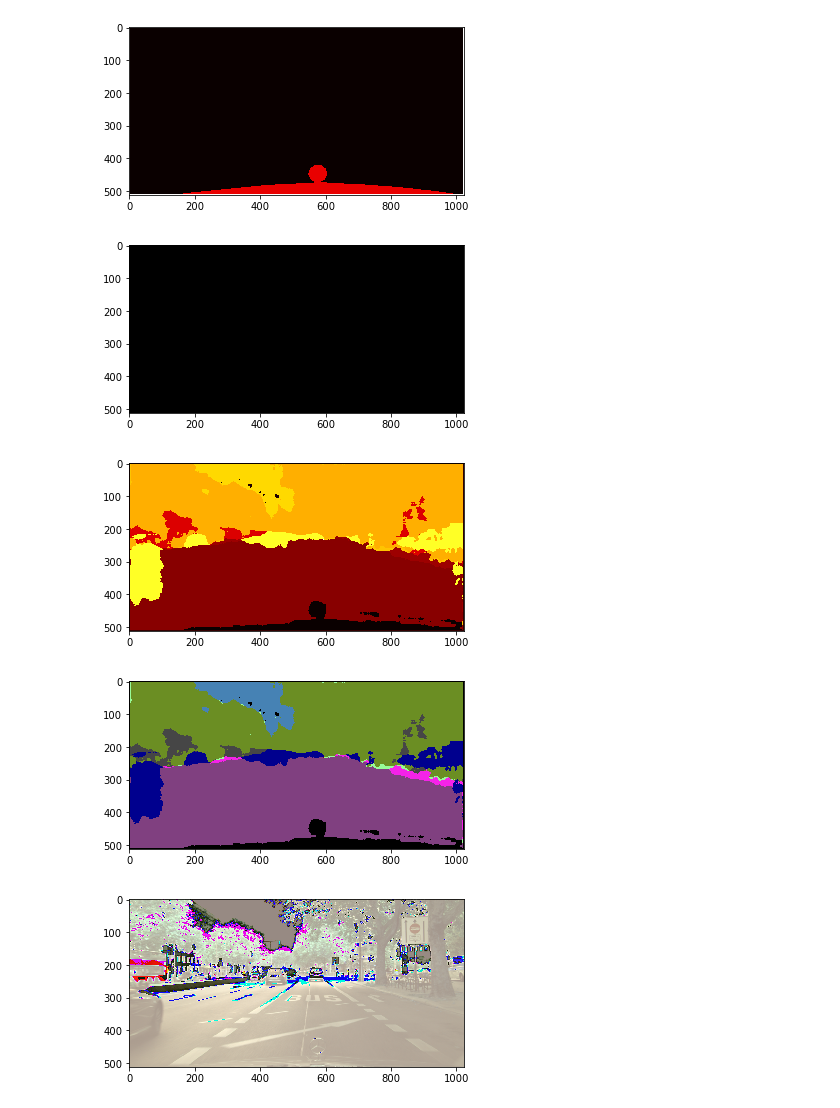
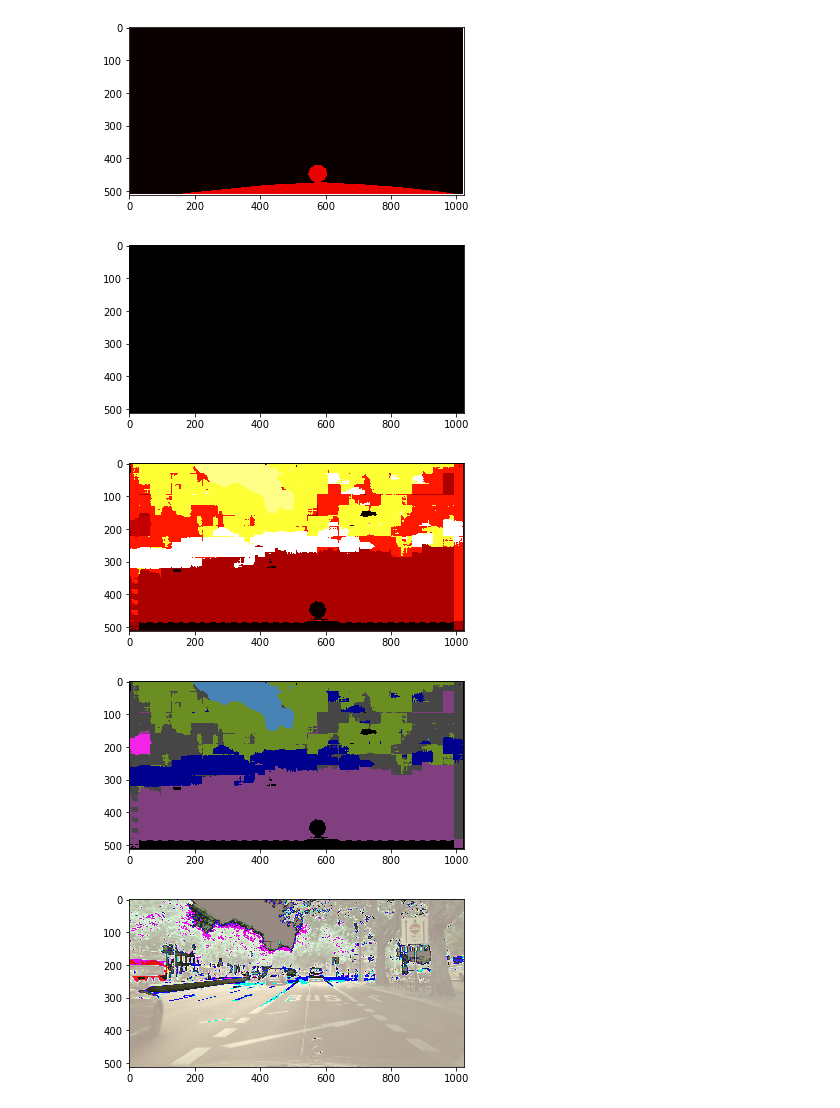
Before and after one commit to ChandhiniG/Neural-Networks, a Jupyter notebook: PA3/Colored_output.ipynb, the cells around one changed output. Saved outputs shown, nothing was run; the diff lists cells and outputs as text; code cells hidden in the pictures.

```diff
--- a/PA3/Colored_output.ipynb
+++ b/PA3/Colored_output.ipynb
@@ -20,14 +20,14 @@ test_loader = DataLoader(dataset=test_dataset,
                           batch_size=1,
                           num_workers=1,
                           shuffle=False)
-val_dataset = CityScapesDataset(csv_file='val_small.csv', transforms = transforms_composed)
+val_dataset = CityScapesDataset(csv_file='val.csv', transforms = transforms_composed)
 val_loader = DataLoader(dataset=val_dataset,
                           batch_size=2,
                           num_workers=6,
                           shuffle=True)
 
 use_gpu = torch.cuda.is_available()
-model = torch.load('best_model')
+model = torch.load('best_model1')
 
 def val(epoch,flag = True):
     # Complete this function - Calculate loss, accuracy and IoU for every epoch
@@ -100,11 +100,12 @@ for iter, (X, tar, Y) in enumerate(test_loader):
         img[arg[:,0],arg[:,1],1] = labels_classes[ind].color[1]
         img[arg[:,0],arg[:,1],2] = labels_classes[ind].color[2]
     plt.imshow(img.astype(np.uint8))
-    plt.imsave('additional_architecture.png',img.astype(np.uint8))
+    plt.imsave('baseline.png',img.astype(np.uint8))
     plt.figure()
     to_pil = torchvision.transforms.ToPILImage()
     img = to_pil(X[0])
     plt.imshow(img)
+    print(val(100,False))
     break
 #     if use_gpu:
 #         X = X.cuda()
@@ -118,5 +128,5 @@ Predicted
 [figure]
 [figure]
-[figure, old version]
+[figure, new version]
-[figure, old version]
+[figure, new version]
 [figure]
```
Also changed, not shown: parts of 1 cell of this notebook.
